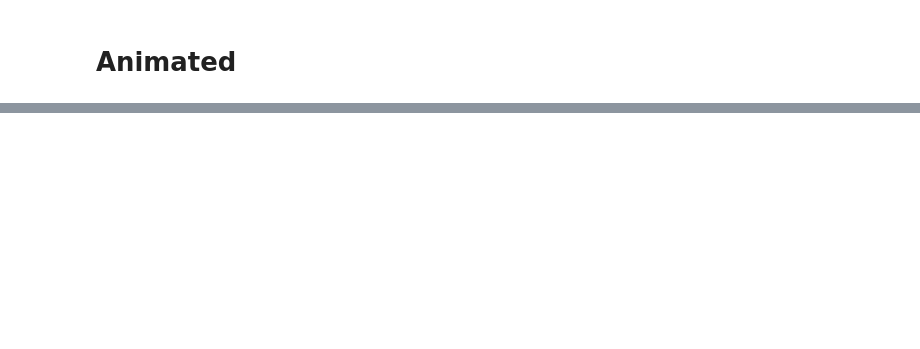
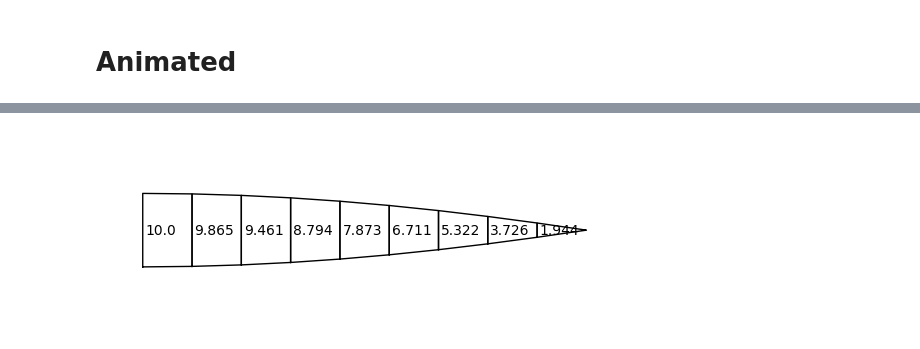
Before and after one commit to JakeLmp/polygonal-domes, a Jupyter notebook: pointy_polygonal_domes.ipynb, the cells around one changed output, grey strips where cells are left out. Cells and saved outputs as stored; diff of their text form; code cells hidden in the pictures; blank space fills up the shorter version.

```diff
--- a/pointy_polygonal_domes.ipynb
+++ b/pointy_polygonal_domes.ipynb
@@ -248,0 +280,40 @@ Image(filename=os.path.join(os.getcwd(), 'rotating.gif'))
+# %%
+fig, ax = plt.subplots()
+
+angle_offset = -0.5*ALPHA
+for j in range(NR_LAYERS):
+    # working radii
+    r_1 = R - R_prime*(1 - np.cos(j*BETA))
+    r_2 = R - R_prime*(1 - np.cos((j+1)*BETA))
+
+    # working side lenghts
+    s_1 = SIDE_LEN*r_1/R
+    s_2 = SIDE_LEN*r_2/R
+
+    # working apothema
+    a_1 = j*S_prime
+    a_2 = (j+1)*S_prime
+
+    # piece
+    points = np.array([[a_1, -0.5*s_1],
+                       [a_2, -0.5*s_2],
+                       [a_2, 0.5*s_2],
+                       [a_1, 0.5*s_1],
+                       [a_1, -0.5*s_1]])
+
+    ax.plot(points[:,0], points[:,1],
+            c='black', linewidth=1)
+    ax.text(x = a_1 + 0.05*S_prime,
+            y = 0,
+            s = f"{round(s_1, 3)}",
+            va='center')
+
+ax_lim = H
+
+ax.set_xlim(-0.1*ax_lim, 1.25*ax_lim)
+ax.set_ylim(-0.25*ax_lim, 0.25*ax_lim)
+ax.set_aspect('equal')
+ax.axis('off')
+plt.show()
+# %% [output]
+[figure, added]
```
Also changed, not shown: parts of 10 cells of this notebook, 1 other file.
